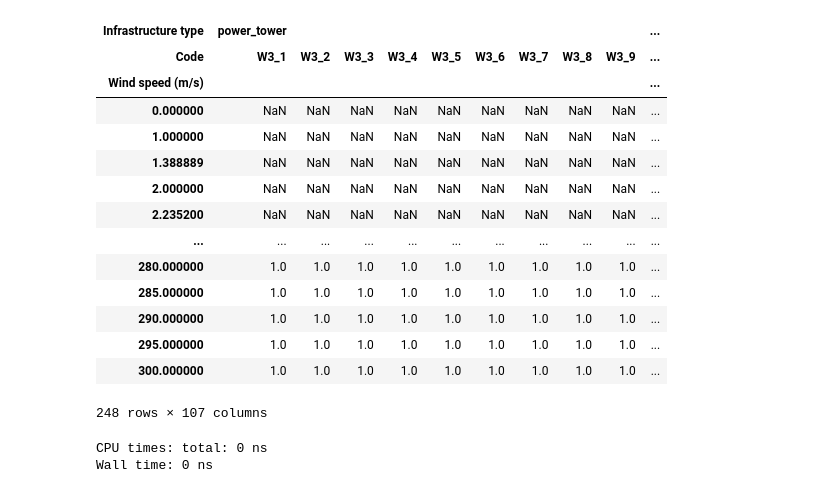
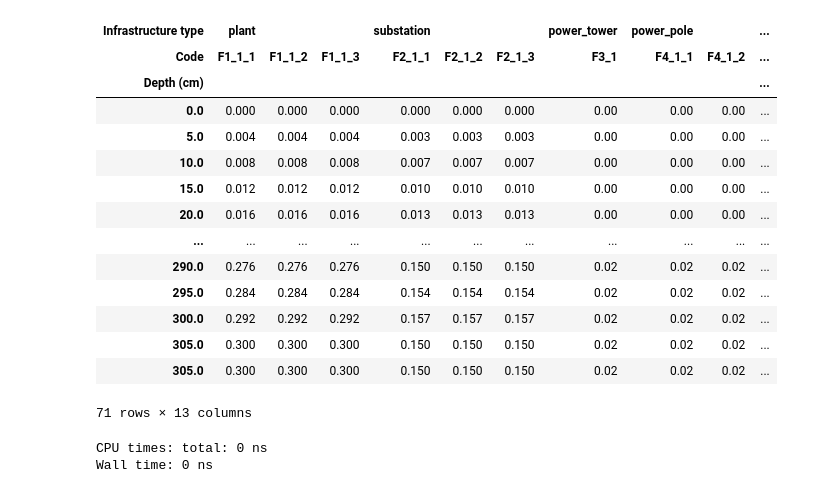
Before and after one commit to Mengqi-Ye/pg_risk_analysis, a Jupyter notebook: notebooks/Example_run.ipynb, the cells around one changed output. Drawn from its saved outputs; the diff is of its cells as text; code cells hidden in the pictures.

Commit message:
changed code to have multiple flood curves

```diff
--- a/notebooks/Example_run.ipynb
+++ b/notebooks/Example_run.ipynb
@@ -267,11 +268,11 @@ def load_curves_maxdam(vul_curve_path,hazard_type):
     # load curves and maximum damages as separate inputs
     curves = pd.read_excel(vul_curve_path,sheet_name=sheet_name,skiprows=10,index_col=[0])
 
-    if hazard_type == 'fl':
-        maxdam = pd.read_excel(vul_curve_path,sheet_name=sheet_name,index_col=[0]).iloc[:8]
-    elif hazard_type == 'tc':
-        maxdam = pd.read_excel(vul_curve_path,sheet_name=sheet_name,index_col=[0],header=[0,1]).iloc[:7]
-        maxdam = maxdam.rename({'substation_point':'substation'},level=0,axis=1)
+    #if hazard_type == 'fl':
+    #    maxdam = pd.read_excel(vul_curve_path,sheet_name=sheet_name,index_col=[0]).iloc[:8]
+    #elif hazard_type == 'tc':
+    maxdam = pd.read_excel(vul_curve_path,sheet_name=sheet_name,index_col=[0],header=[0,1]).iloc[:7]
+    maxdam = maxdam.rename({'substation_point':'substation'},level=0,axis=1)
 
     curves.columns = maxdam.columns
 
@@ -361,8 +362,13 @@ def get_damage_per_asset_per_rp(asset,df_ds,assets,curves,maxdam,return_period,c
         maxdam_asset = maxdam_asset.values#[0]
         only_one = False
 
+    #print(asset[0],asset_type)
     if len(get_hazard_points) == 0:
-        return [return_period,asset[0],None,None]
+        if only_one:
+            return [return_period,asset[0],curve_name,0,0,0]
+        else:
+            return [return_period,asset[0],curves[asset_type].columns[0],0,0,0]
+
     else:
         if only_one:
             # run the calculation as normal when the asset just has a single curve
@@ -428,23 +434,23 @@ def get_damage_per_asset_per_rp(asset,df_ds,assets,curves,maxdam,return_period,c
                                                           hazard_intensity,fragility_values.T[iter_]))*upperdam_asset[iter_])])
             return collect_all
 # %%
-load_curves_maxdam(vul_curve_path,'tc')[0]
+load_curves_maxdam(vul_curve_path,'fl')[0]
 # %% [output]
-| Infrastructure type | power_tower |  |  |  |  |  |  |  |  | ... |
-| Code | W3_1 | W3_2 | W3_3 | W3_4 | W3_5 | W3_6 | W3_7 | W3_8 | W3_9 | ... |
-| Wind speed (m/s) |  |  |  |  |  |  |  |  |  | ... |
-| 0.000000 | NaN | NaN | NaN | NaN | NaN | NaN | NaN | NaN | NaN | ... |
-| 1.000000 | NaN | NaN | NaN | NaN | NaN | NaN | NaN | NaN | NaN | ... |
-| 1.388889 | NaN | NaN | NaN | NaN | NaN | NaN | NaN | NaN | NaN | ... |
-| 2.000000 | NaN | NaN | NaN | NaN | NaN | NaN | NaN | NaN | NaN | ... |
-| 2.235200 | NaN | NaN | NaN | NaN | NaN | NaN | NaN | NaN | NaN | ... |
+| Infrastructure type | plant |  |  | substation |  |  | power_tower | power_pole |  | ... |
+| Code | F1_1_1 | F1_1_2 | F1_1_3 | F2_1_1 | F2_1_2 | F2_1_3 | F3_1 | F4_1_1 | F4_1_2 | ... |
+| Depth (cm) |  |  |  |  |  |  |  |  |  | ... |
+| 0.0 | 0.000 | 0.000 | 0.000 | 0.000 | 0.000 | 0.000 | 0.00 | 0.00 | 0.00 | ... |
+| 5.0 | 0.004 | 0.004 | 0.004 | 0.003 | 0.003 | 0.003 | 0.00 | 0.00 | 0.00 | ... |
+| 10.0 | 0.008 | 0.008 | 0.008 | 0.007 | 0.007 | 0.007 | 0.00 | 0.00 | 0.00 | ... |
+| 15.0 | 0.012 | 0.012 | 0.012 | 0.010 | 0.010 | 0.010 | 0.00 | 0.00 | 0.00 | ... |
+| 20.0 | 0.016 | 0.016 | 0.016 | 0.013 | 0.013 | 0.013 | 0.00 | 0.00 | 0.00 | ... |
 | ... | ... | ... | ... | ... | ... | ... | ... | ... | ... | ... |
-| 280.000000 | 1.0 | 1.0 | 1.0 | 1.0 | 1.0 | 1.0 | 1.0 | 1.0 | 1.0 | ... |
-| 285.000000 | 1.0 | 1.0 | 1.0 | 1.0 | 1.0 | 1.0 | 1.0 | 1.0 | 1.0 | ... |
-| 290.000000 | 1.0 | 1.0 | 1.0 | 1.0 | 1.0 | 1.0 | 1.0 | 1.0 | 1.0 | ... |
-| 295.000000 | 1.0 | 1.0 | 1.0 | 1.0 | 1.0 | 1.0 | 1.0 | 1.0 | 1.0 | ... |
-| 300.000000 | 1.0 | 1.0 | 1.0 | 1.0 | 1.0 | 1.0 | 1.0 | 1.0 | 1.0 | ... |
+| 290.0 | 0.276 | 0.276 | 0.276 | 0.150 | 0.150 | 0.150 | 0.02 | 0.02 | 0.02 | ... |
+| 295.0 | 0.284 | 0.284 | 0.284 | 0.154 | 0.154 | 0.154 | 0.02 | 0.02 | 0.02 | ... |
+| 300.0 | 0.292 | 0.292 | 0.292 | 0.157 | 0.157 | 0.157 | 0.02 | 0.02 | 0.02 | ... |
+| 305.0 | 0.300 | 0.300 | 0.300 | 0.150 | 0.150 | 0.150 | 0.02 | 0.02 | 0.02 | ... |
+| 305.0 | 0.300 | 0.300 | 0.300 | 0.150 | 0.150 | 0.150 | 0.02 | 0.02 | 0.02 | ... |
-248 rows × 107 columns
+71 rows × 13 columns
 # %%
 def open_storm_data(country_code):
     # list of available climate models
```
Also changed, not shown: parts of 13 cells of this notebook, 1 other file.
